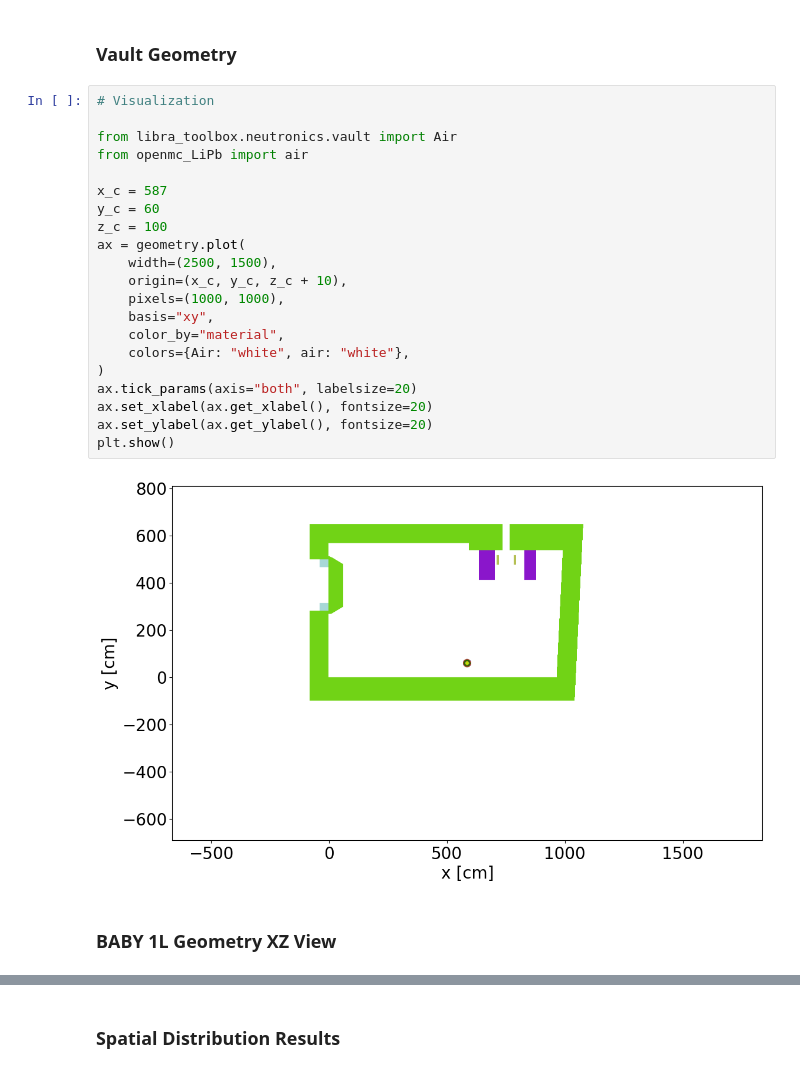
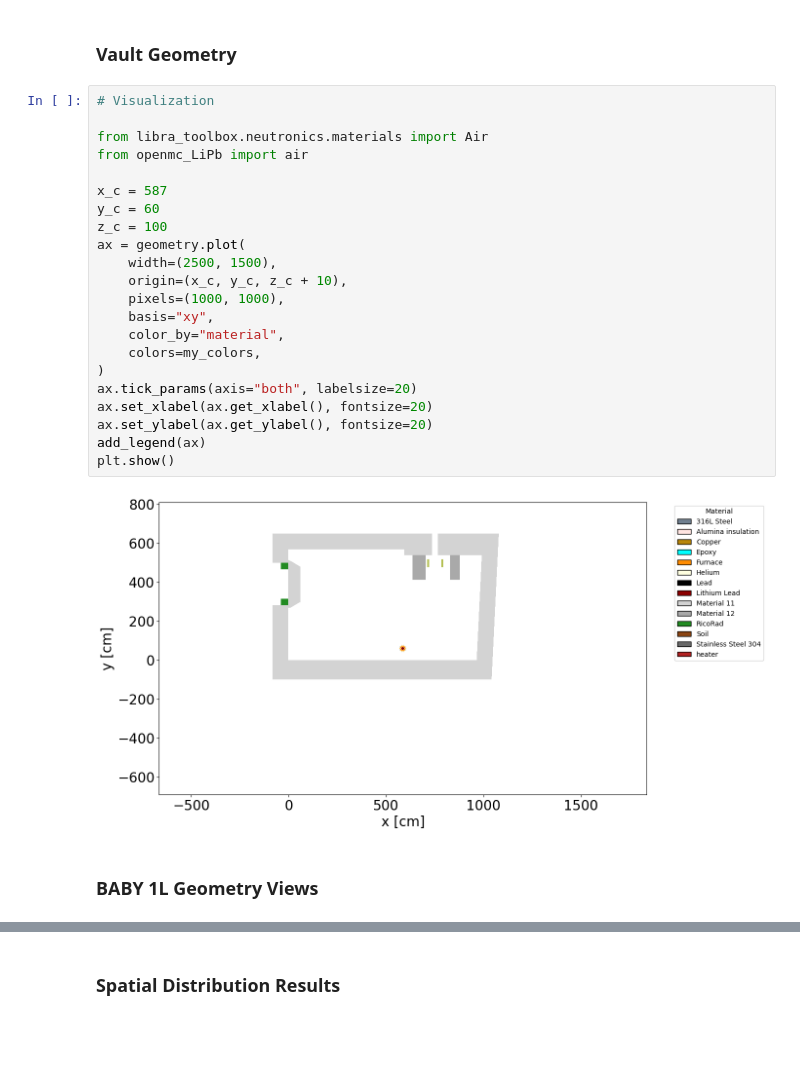
Before and after one commit to rossmacdonald98/Ross-BABY-LiPb, a Jupyter notebook: analysis/neutron/postprocessing_LiPb.ipynb, the cells around one changed output, grey strips where cells are left out. Cells and saved outputs as stored; diff of their text form; blank space fills up the shorter version.

```diff
--- a/analysis/neutron/postprocessing_LiPb.ipynb
+++ b/analysis/neutron/postprocessing_LiPb.ipynb
@@ -35,25 +93,26 @@ setting OPENMC_CROSS_SECTIONS to /home/vk9746/Repositories/Ross-BABY-LiPb/analys
 # %%
 # Visualization
 
-from libra_toolbox.neutronics.vault import Air
+from libra_toolbox.neutronics.materials import Air
 from openmc_LiPb import air
 
 x_c = 587
 y_c = 60
 z_c = 100
 ax = geometry.plot(
     width=(2500, 1500),
     origin=(x_c, y_c, z_c + 10),
     pixels=(1000, 1000),
     basis="xy",
     color_by="material",
-    colors={Air: "white", air: "white"},
+    colors=my_colors,
 )
 ax.tick_params(axis="both", labelsize=20)
 ax.set_xlabel(ax.get_xlabel(), fontsize=20)
 ax.set_ylabel(ax.get_ylabel(), fontsize=20)
+add_legend(ax)
 plt.show()
 # %% [output]
-[figure, old version]
+[figure, new version]
 # %% [markdown]
-### BABY 1L Geometry XZ View
+### BABY 1L Geometry Views
```
Also changed, not shown: parts of 10 cells of this notebook, 1 other file.
